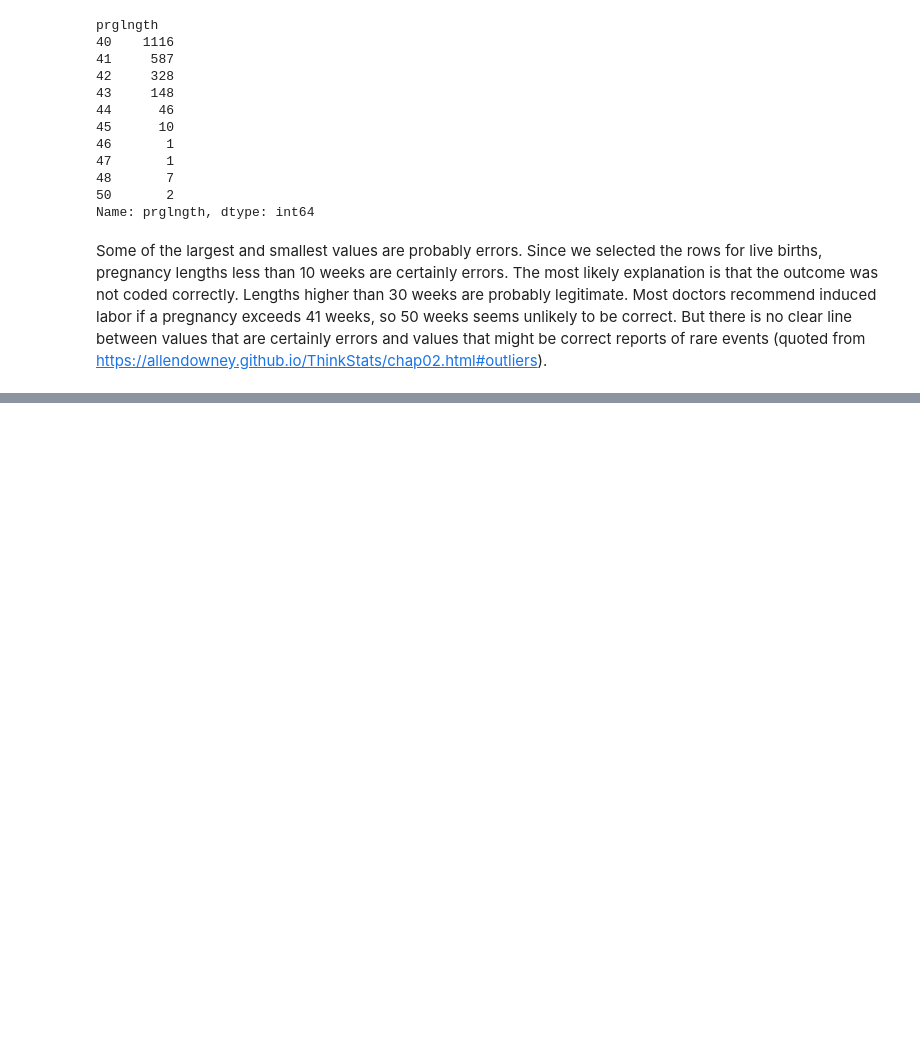
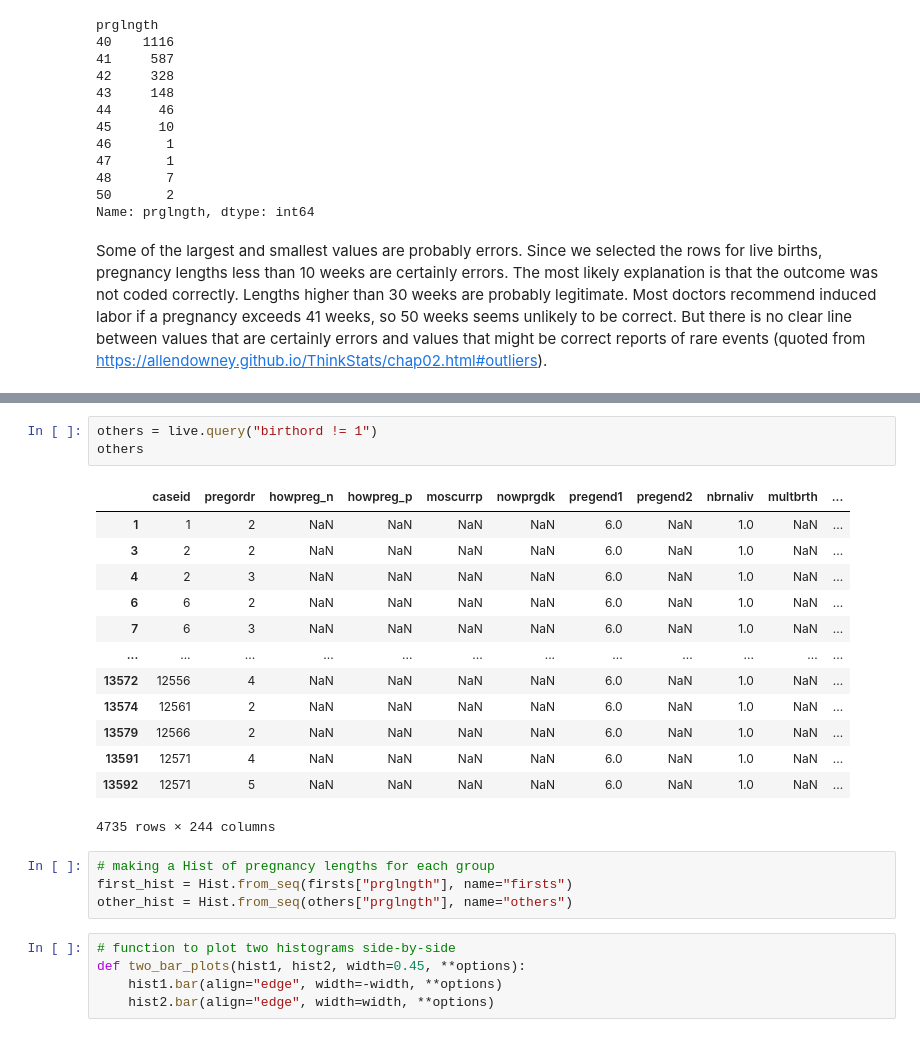
Before and after one commit to mindeleven/algo-trading-bootcamp, a Jupyter notebook: 02-Think-Stats/Notebooks/02_Distributions.ipynb, the cells around one changed output, grey strips where cells are left out. Saved outputs shown, nothing was run; the diff lists cells and outputs as text; blank space fills up the shorter version.

```diff
--- a/02-Think-Stats/Notebooks/02_Distributions.ipynb
+++ b/02-Think-Stats/Notebooks/02_Distributions.ipynb
@@ -311,0 +333,26 @@ Some of the largest and smallest values are probably errors. Since we selected t
+# %%
+others = live.query("birthord != 1")
+others
+# %% [output]
+|  | caseid | pregordr | howpreg_n | howpreg_p | moscurrp | nowprgdk | pregend1 | pregend2 | nbrnaliv | multbrth | ... |
+| 1 | 1 | 2 | NaN | NaN | NaN | NaN | 6.0 | NaN | 1.0 | NaN | ... |
+| 3 | 2 | 2 | NaN | NaN | NaN | NaN | 6.0 | NaN | 1.0 | NaN | ... |
+| 4 | 2 | 3 | NaN | NaN | NaN | NaN | 6.0 | NaN | 1.0 | NaN | ... |
+| 6 | 6 | 2 | NaN | NaN | NaN | NaN | 6.0 | NaN | 1.0 | NaN | ... |
+| 7 | 6 | 3 | NaN | NaN | NaN | NaN | 6.0 | NaN | 1.0 | NaN | ... |
+| ... | ... | ... | ... | ... | ... | ... | ... | ... | ... | ... | ... |
+| 13572 | 12556 | 4 | NaN | NaN | NaN | NaN | 6.0 | NaN | 1.0 | NaN | ... |
+| 13574 | 12561 | 2 | NaN | NaN | NaN | NaN | 6.0 | NaN | 1.0 | NaN | ... |
+| 13579 | 12566 | 2 | NaN | NaN | NaN | NaN | 6.0 | NaN | 1.0 | NaN | ... |
+| 13591 | 12571 | 4 | NaN | NaN | NaN | NaN | 6.0 | NaN | 1.0 | NaN | ... |
+| 13592 | 12571 | 5 | NaN | NaN | NaN | NaN | 6.0 | NaN | 1.0 | NaN | ... |
+4735 rows × 244 columns
+# %%
+# making a Hist of pregnancy lengths for each group
+first_hist = Hist.from_seq(firsts["prglngth"], name="firsts")
+other_hist = Hist.from_seq(others["prglngth"], name="others")
+# %%
+# function to plot two histograms side-by-side
+def two_bar_plots(hist1, hist2, width=0.45, **options):
+    hist1.bar(align="edge", width=-width, **options)
+    hist2.bar(align="edge", width=width, **options)
```
Also changed, not shown: parts of 10 cells of this notebook.
